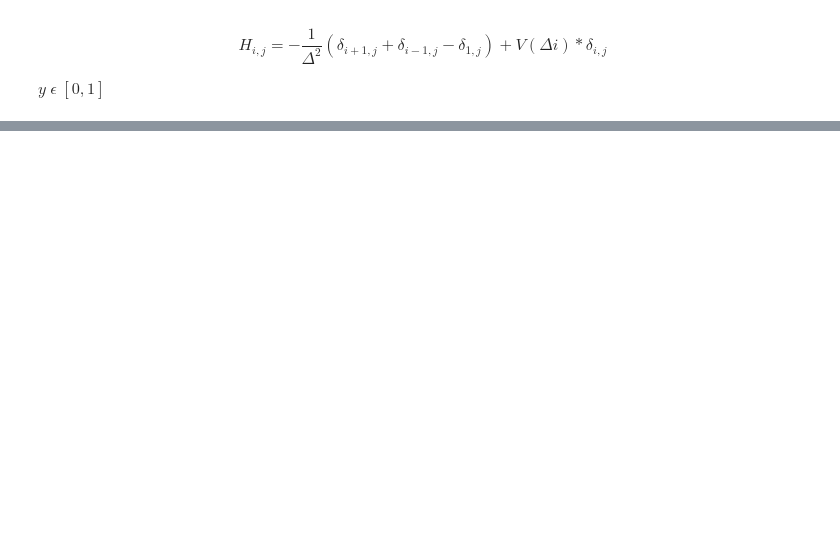
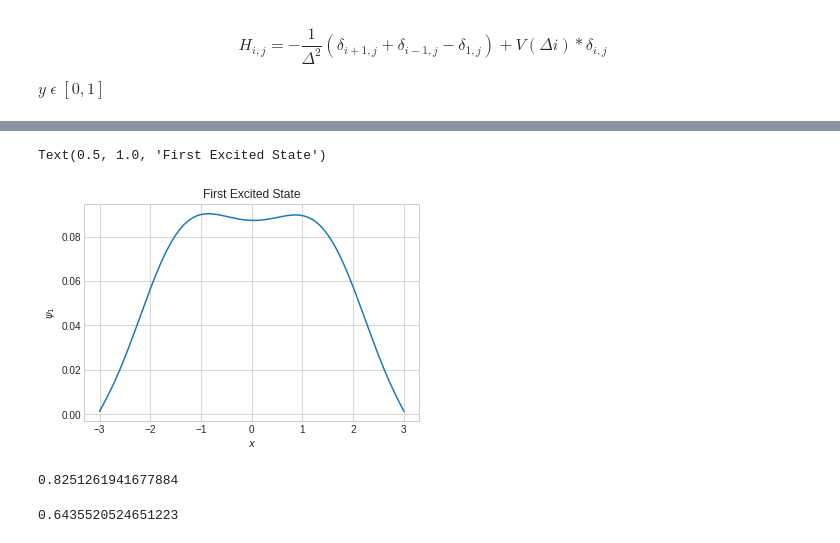
Before and after one commit to iashyam/Computation-QM, a Jupyter notebook: 1D_eiogenvalue.ipynb, the cells around one changed output, grey strips where cells are left out. Saved outputs shown, nothing was run; the diff lists cells and outputs as text; code cells hidden in the pictures; blank space fills up the shorter version.

```diff
--- a/1D_eiogenvalue.ipynb
+++ b/1D_eiogenvalue.ipynb
@@ -55,0 +171,14 @@ potential = 0.1*np.array([V(Delta*i) for i in range(-n,n)])
+# %%
+n = 100 #number of states we want to know
+y = np.linspace(-3,3,2*n)
+Delta = y[1]-y[0]
+# %%
+def k(i,j):
+    return 1 if i==j else 0
+
+def Hemiltonian(i,j):
+    return (-1/Delta**2)*(k(i+1,j)+k(i-1,j)-2*k(i,j)) + V(Delta*i)*k(i,j)
+
+H = np.array([[Hemiltonian(i,j) for i in range(-n,n)] for j in range(-n,n)])
+# %%
+eval, evac = lin.eig(H)
@@ -55,0 +192,17 @@ potential = 0.1*np.array([V(Delta*i) for i in range(-n,n)])
+# %%
+plt.plot(y,psi0, label="n=0")
+plt.ylabel(r'$\psi_1$')
+plt.xlabel(r'$x$')
+plt.title('First Excited State')
+# %% [output]
+Text(0.5, 1.0, 'First Excited State')
+[figure, added]
+# %%
+eval[0]
+# %% [output]
+0.8251261941677884
+# %%
+eval[1]
+eval[1]-eval[0]
+# %% [output]
+0.6435520524651223
```
Also changed, not shown: parts of 37 cells of this notebook.
